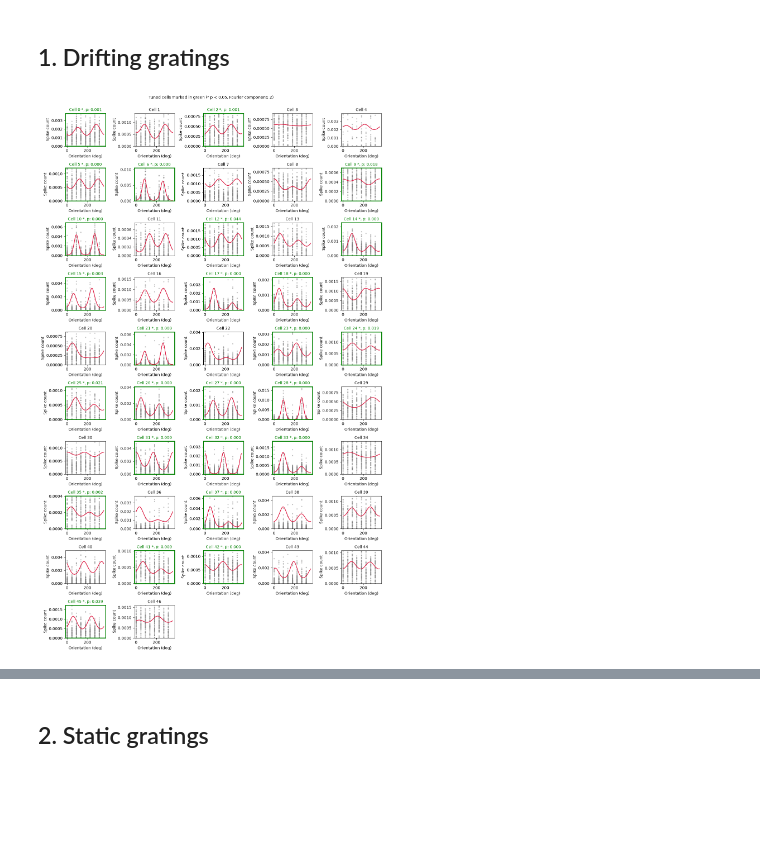
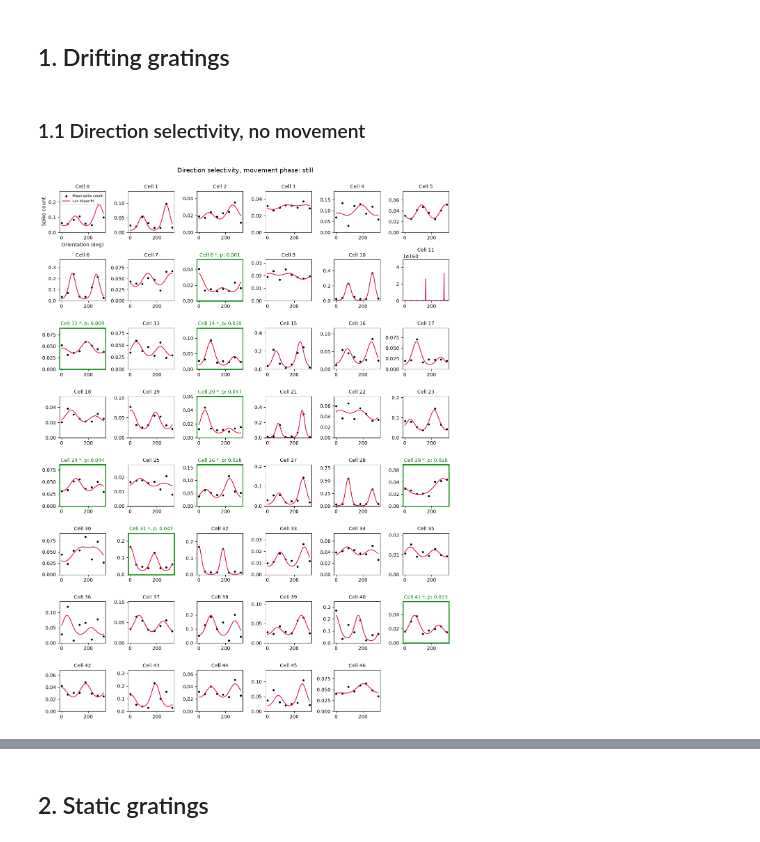
Before and after one commit to MartinGruber15/neural_data_science_project, a Jupyter notebook: notebooks/tuning_analysis.ipynb, the cells around one changed output, grey strips where cells are left out. Saved outputs shown, nothing was run; the diff lists cells and outputs as text; code cells hidden in the pictures; blank space fills up the shorter version.

Commit message:
Update tuning analysis to incorporate running phases

```diff
--- a/notebooks/tuning_analysis.ipynb
+++ b/notebooks/tuning_analysis.ipynb
@@ -104,9 +103,10 @@ def plot_tuning_curves(
 
     n_cells = len(fitted_params)
     n_rows = int(np.ceil(n_cells / n_cols))
-    fig, axes = plt.subplots(n_rows, n_cols, figsize=(2.5 * n_cols, 2 * n_rows), squeeze=False)
+    fig, axes = plt.subplots(n_rows, n_cols, figsize=(2 * n_cols, 2 * n_rows), squeeze=False)
     # Define the range of theta values for plotting
     theta_range = np.linspace(0, np.max([entry["stimulus_parameters"] for entry in fitted_params]), 200)
+    speed_phase = fitted_params[0]['speed_phase'] if fitted_params else 0
 
     for i, entry in enumerate(fitted_params):
         row, col = divmod(i, n_cols)
@@ -115,11 +115,14 @@ def plot_tuning_curves(
         cell = int(entry["cell"])
         stim = np.asarray(entry["stimulus_parameters"], dtype=float) # shape (n_trials,) the orientations
         counts = np.asarray(entry["spike_counts"], dtype=float) # shape (n_trials,)
+        # compute mean spike counts for each unique stimulus value
+        unique_stim = np.unique(stim)
+        mean_counts = np.array([np.mean(counts[stim == us]) for us in unique_stim])
         alpha_vm, kappa_vm, nu_vm, phi_vm = entry["van-mises-params"]
 
-        ax.scatter(stim, counts, color="gray", alpha=0.4, s=4)
+        ax.scatter(unique_stim, mean_counts, color="black", s=10, label="Mean spike count")
         fitted_curve = vonMises(theta_range, alpha_vm, kappa_vm, nu_vm, phi_vm)
-        ax.plot(theta_range, fitted_curve, color="crimson")
+        ax.plot(theta_range, fitted_curve, color="crimson" if speed_phase == 0 else "blue", label="von Mises fit")
 
         # Significance styling: green title/border if tuned, plain otherwise.
         is_sig = p_values is not None and p_values.get(cell, 1) < alpha
@@ -129,16 +132,20 @@ def plot_tuning_curves(
             for spine in ax.spines.values():
                 spine.set_edgecolor("green")
                 spine.set_linewidth(2)
+        if i == 0:
+            ax.set_xlabel("Orientation (deg)")
+            ax.set_ylabel("Spike count")
+            ax.legend(fontsize=7)
 
-        ax.set_xlabel("Orientation (deg)")
-        ax.set_ylabel("Spike count")
         ax.set_ylim(bottom=0, top=max(fitted_curve) * 1.5)
 
     for j in range(n_cells, n_rows * n_cols):
         row, col = divmod(j, n_cols)
         axes[row, col].axis("off")
 
-    fig.suptitle(f"Tuned cells marked in green (* p < {alpha}, Fourier component: {psi})", fontsize=10, y=1.0)
+    speed_phase_str = "still" if speed_phase == 0 else "running"
+    psi_str = "Direction selectivity" if psi == 1 else "Orientation selectivity"
+    fig.suptitle(f"{psi_str}, movement phase: {speed_phase_str}", fontsize=13, y=1.0)
     fig.tight_layout()
     return fig, axes
 # %% [markdown]
@@ -147,0 +153,2 @@ sc_per_cell_df = get_spike_count_data(data, session="A", stimulus="drifting_grat
+# %% [markdown]
+### 1.1 Direction selectivity, no movement
@@ -148,8 +157,8 @@ sc_per_cell_df = get_spike_count_data(data, session="A", stimulus="drifting_grat
 # %%
-fitted_params = fit_van_mises(
+fitted_params = fit_tuning_curves(
     data,
-    sc_per_cell_df,
     session="A",
     stimulus="drifting_gratings",
-    parameter="orientation"
+    parameter="orientation",
+    speed_phase=0 # still
 )
@@ -158,18 +165,18 @@ PSI = 2
 # %%
 p_values = compute_tuning_significance(
     fitted_params,
     psi=PSI, # test orientation selectivity (Fourier mode)
     niters=1000,
     random_seed=2046
 )
 
 fig, axes = plot_tuning_curves(
     fitted_params,
     p_values=p_values,
-    n_cols=5,
+    n_cols=6,
     alpha=0.05,
     psi=PSI
 )
 plt.show()
 # %% [output]
-[figure, old version]
+[figure, new version]
```
Also changed, not shown: parts of 19 cells of this notebook.
